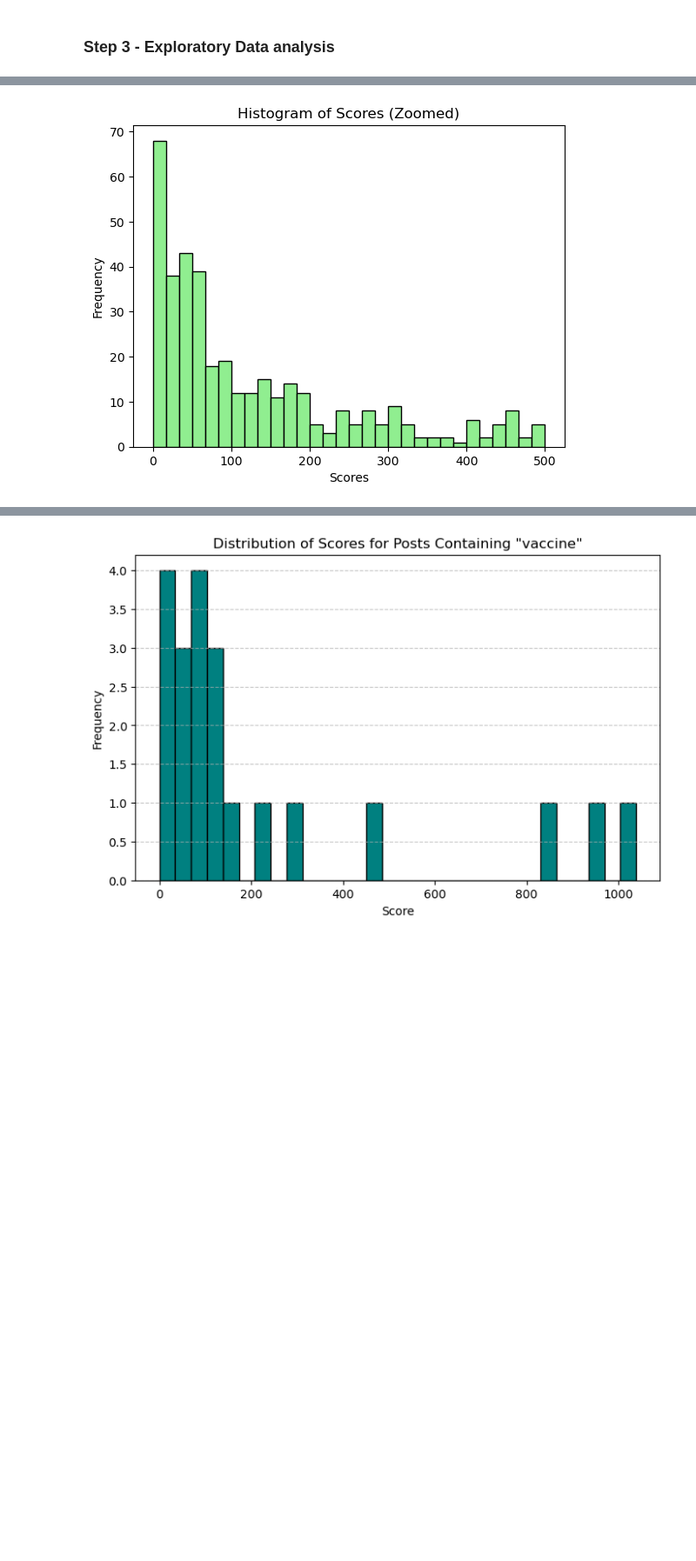
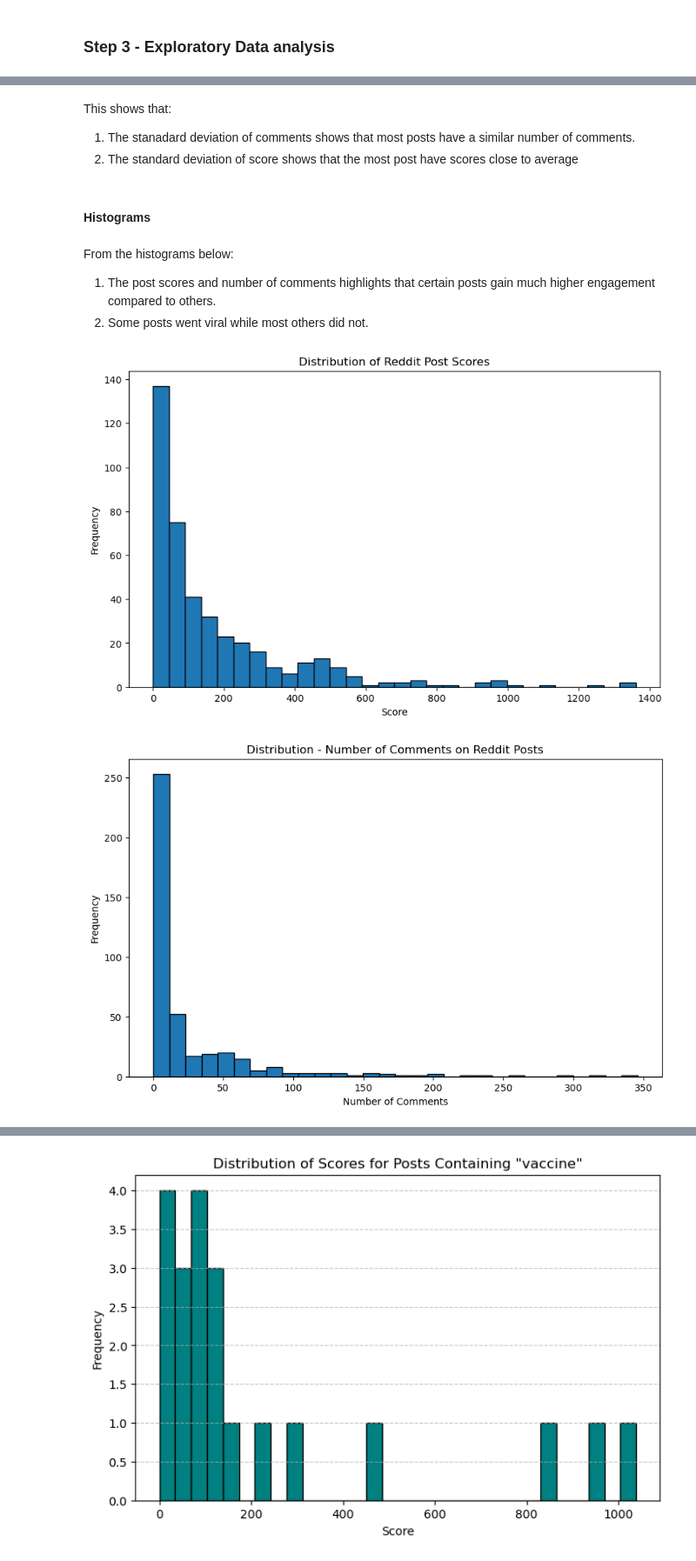
Before and after one commit to Olayemi-cloud/jh24993_EMATM0048---Python-Project, a Jupyter notebook: jh24993_EMATM0048_Q2.ipynb, the cells around one changed output, grey strips where cells are left out. Shown at 87% size. Saved outputs shown, nothing was run; the diff lists cells and outputs as text; code cells hidden in the pictures; blank space fills up the shorter version.

Commit message:
Added all exploratory data analysis

```diff
--- a/jh24993_EMATM0048_Q2.ipynb
+++ b/jh24993_EMATM0048_Q2.ipynb
@@ -434,8 +423,30 @@ print(standard_deviation_score)
-# %%
-plt.hist(clean_data['score'], bins=30, range=(0, 500), color='lightgreen', edgecolor='black')
-plt.title('Histogram of Scores (Zoomed)')
-plt.xlabel('Scores')
-plt.ylabel('Frequency')
-plt.show()
-# %% [output]
-[figure, removed]
+# %% [markdown]
+This shows that:
+1. The stanadard deviation of comments shows that most posts have a similar number of comments.
+2. The standard deviation of score shows that the most post have scores close to average
+# %% [markdown]
+#### Histograms
+# %% [markdown]
+From the histograms below:
+
+1. The post scores and number of comments highlights that certain posts gain much higher engagement compared to others.
+2. Some posts went viral while most others did not.
+# %%
+# Plot a histogram for the 'score' column
+plt.figure(figsize=(10, 6))
+plt.hist(df['score'], bins=30, edgecolor='black')
+plt.title('Distribution of Reddit Post Scores')
+plt.xlabel('Score')
+plt.ylabel('Frequency')
+plt.show()
+
+# Plot a histogram for the 'num_comments' column
+plt.figure(figsize=(10, 6))
+plt.hist(df['num_comments'], bins=30, edgecolor='black')
+plt.title('Distribution - Number of Comments on Reddit Posts')
+plt.xlabel('Number of Comments')
+plt.ylabel('Frequency')
+plt.show()
+# %% [output]
+[figure, added]
+[figure, added]
```
Also changed, not shown: parts of 44 cells of this notebook.
